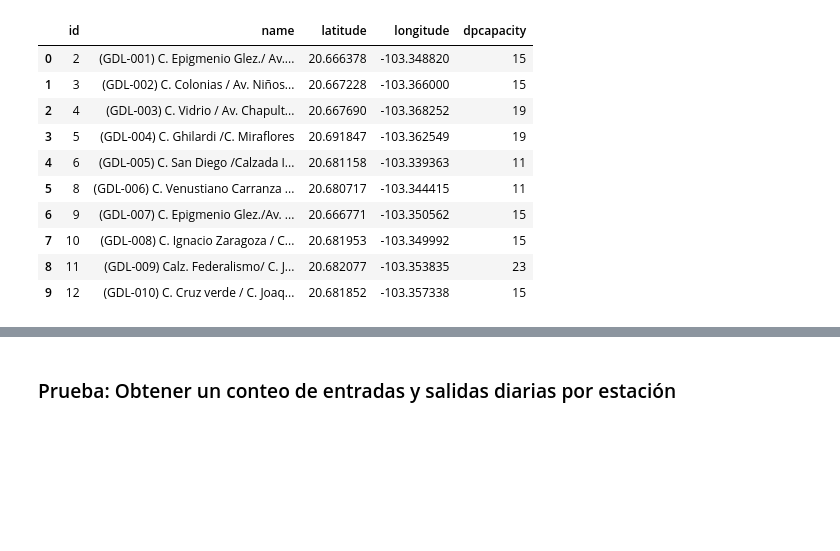
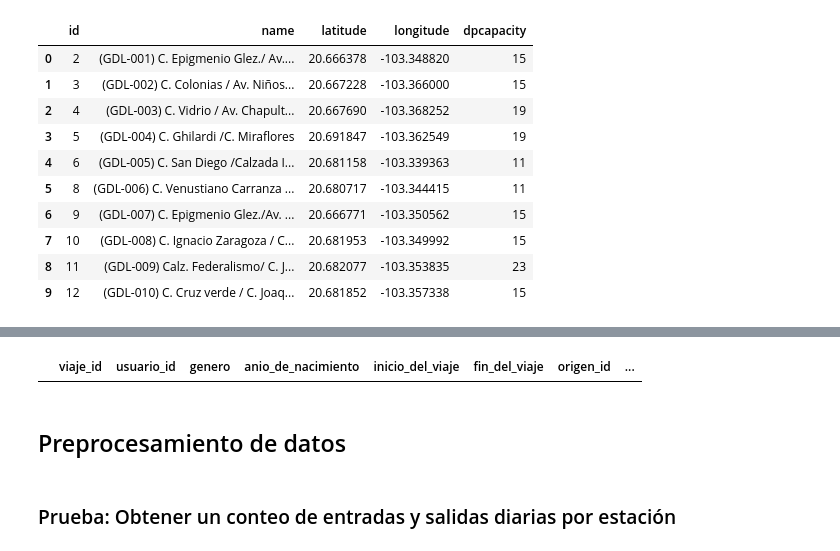
Before and after one commit to sanchezdavilaluisarturo/MLOps-ProyectoMiBici-Equipo7, a Jupyter notebook: notebooks/0.01-fat-exploracion-inicial.ipynb, the cells around one changed output, grey strips where cells are left out. Drawn from its saved outputs; the diff is of its cells as text; code cells hidden in the pictures; blank space fills up the shorter version.

```diff
--- a/notebooks/0.01-fat-exploracion-inicial.ipynb
+++ b/notebooks/0.01-fat-exploracion-inicial.ipynb
@@ -263,0 +412,4 @@ df[df["duracion_del_viaje"] > 60*60*24].sort_values(by="duracion_del_viaje", asc
+# %%
+df[df["inicio_del_viaje"] > df["fin_del_viaje"]]
+# %% [output]
+|  | viaje_id | usuario_id | genero | anio_de_nacimiento | inicio_del_viaje | fin_del_viaje | origen_id | ... |
@@ -264,3 +418,5 @@ df[df["duracion_del_viaje"] > 60*60*24].sort_values(by="duracion_del_viaje", asc
+# %% [markdown]
+## Preprocesamiento de datos
 # %% [markdown]
 ### Prueba: Obtener un conteo de entradas y salidas diarias por estación
 # %%
```
Also changed, not shown: parts of 64 cells of this notebook.
